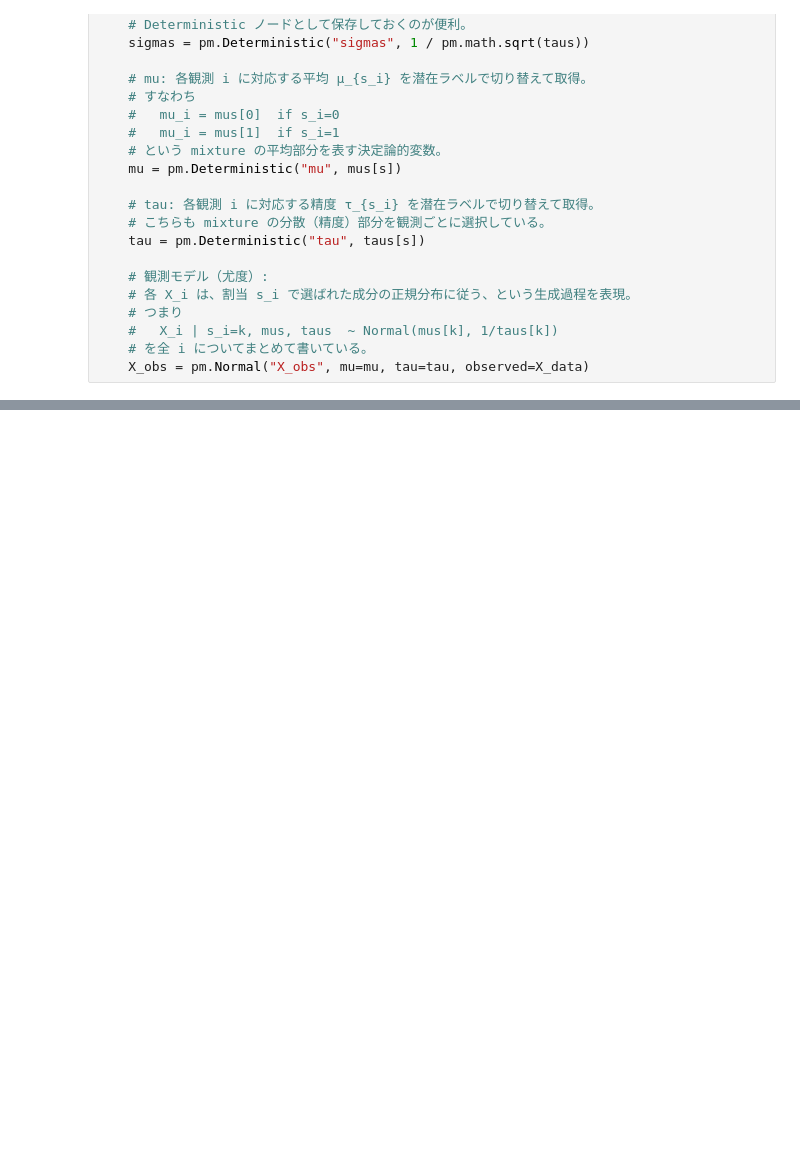
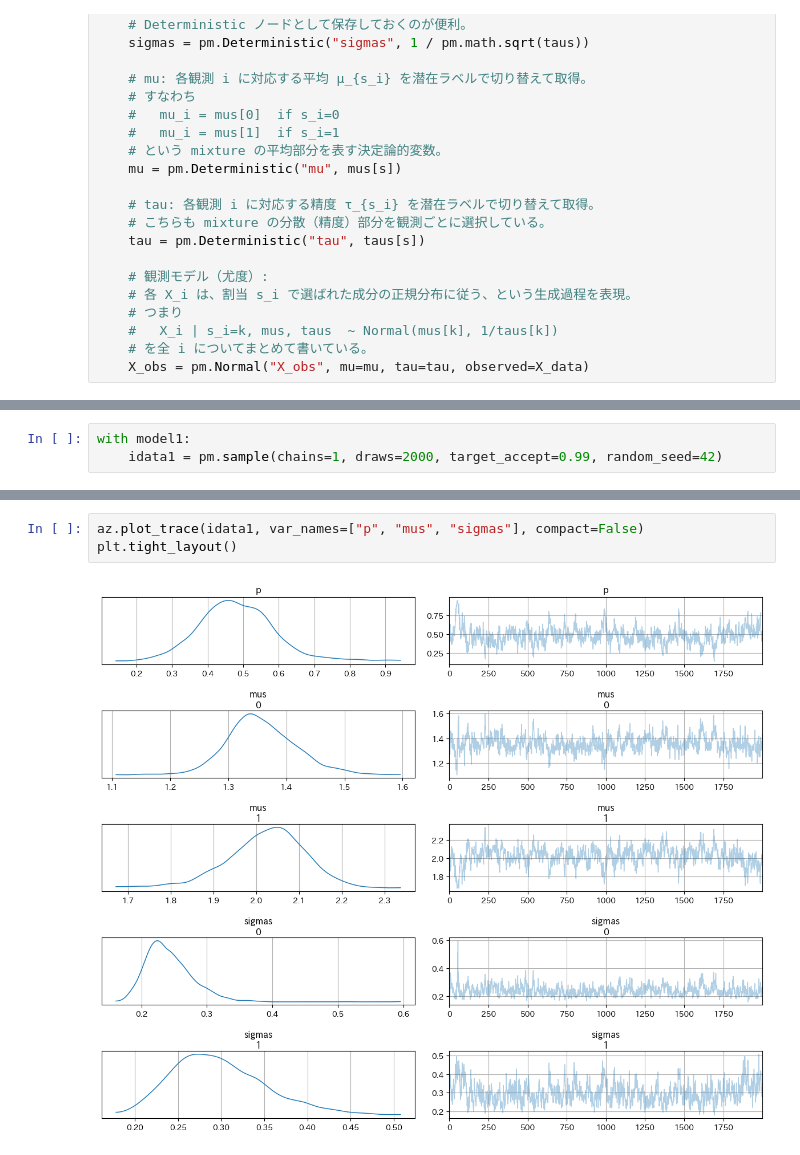
Before and after one commit to maton369/Bayesian_Inference_Practice, a Jupyter notebook: 5_4_潜在変数モデル.ipynb, the cells around one changed output, grey strips where cells are left out. Saved outputs shown, nothing was run; the diff lists cells and outputs as text; blank space fills up the shorter version.

```diff
--- a/5_4_潜在変数モデル.ipynb
+++ b/5_4_潜在変数モデル.ipynb
@@ -195,3 +195,6 @@ g = pm.model_to_graphviz(model1)
 display(g)
 # %% [output]
 [drawing not drawn]
+# %%
+with model1:
+    idata1 = pm.sample(chains=1, draws=2000, target_accept=0.99, random_seed=42)
@@ -197,0 +210,5 @@ display(g)
+# %%
+az.plot_trace(idata1, var_names=["p", "mus", "sigmas"], compact=False)
+plt.tight_layout()
+# %% [output]
+[figure, added]
```
Also changed, not shown: parts of 6 cells of this notebook.
